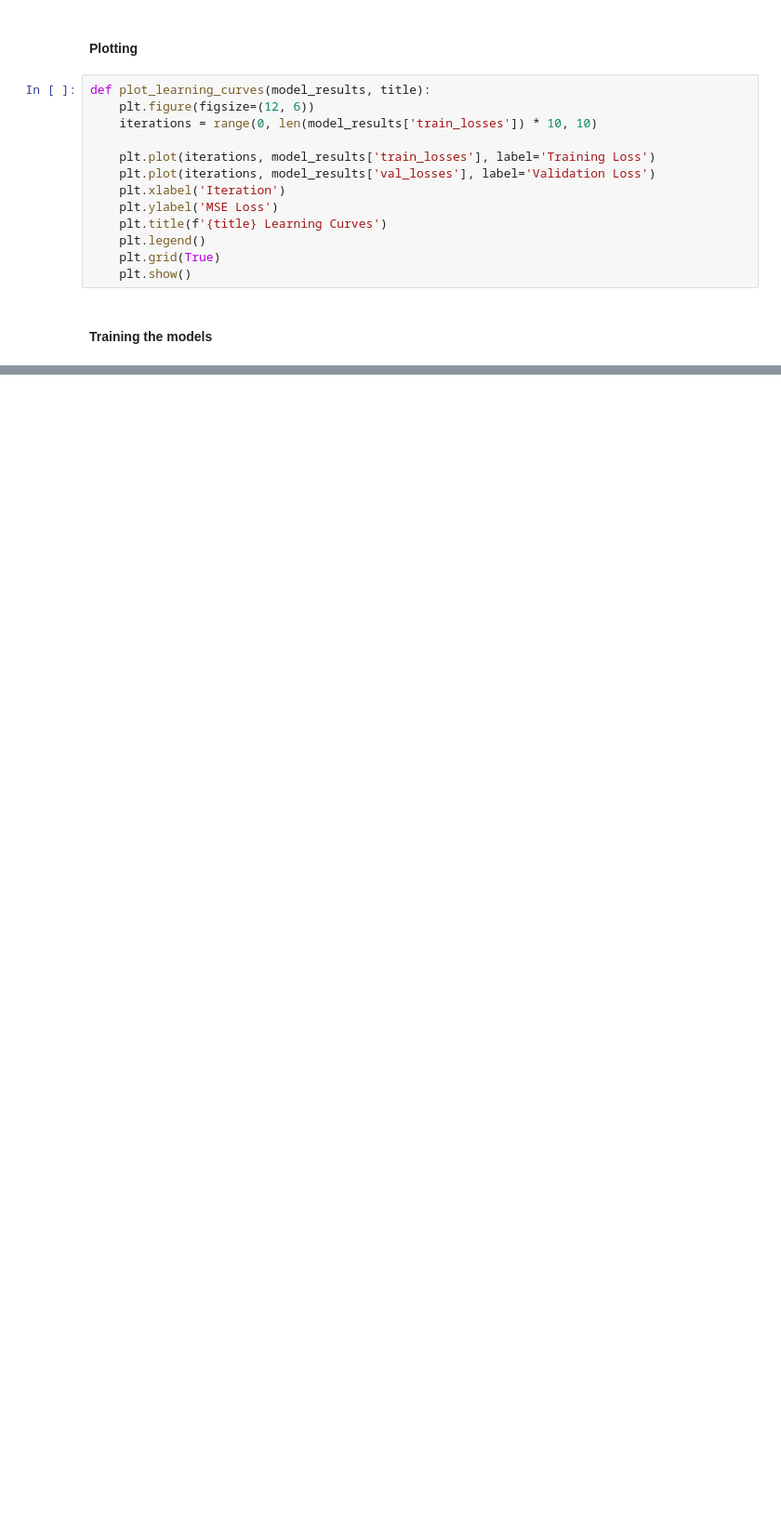
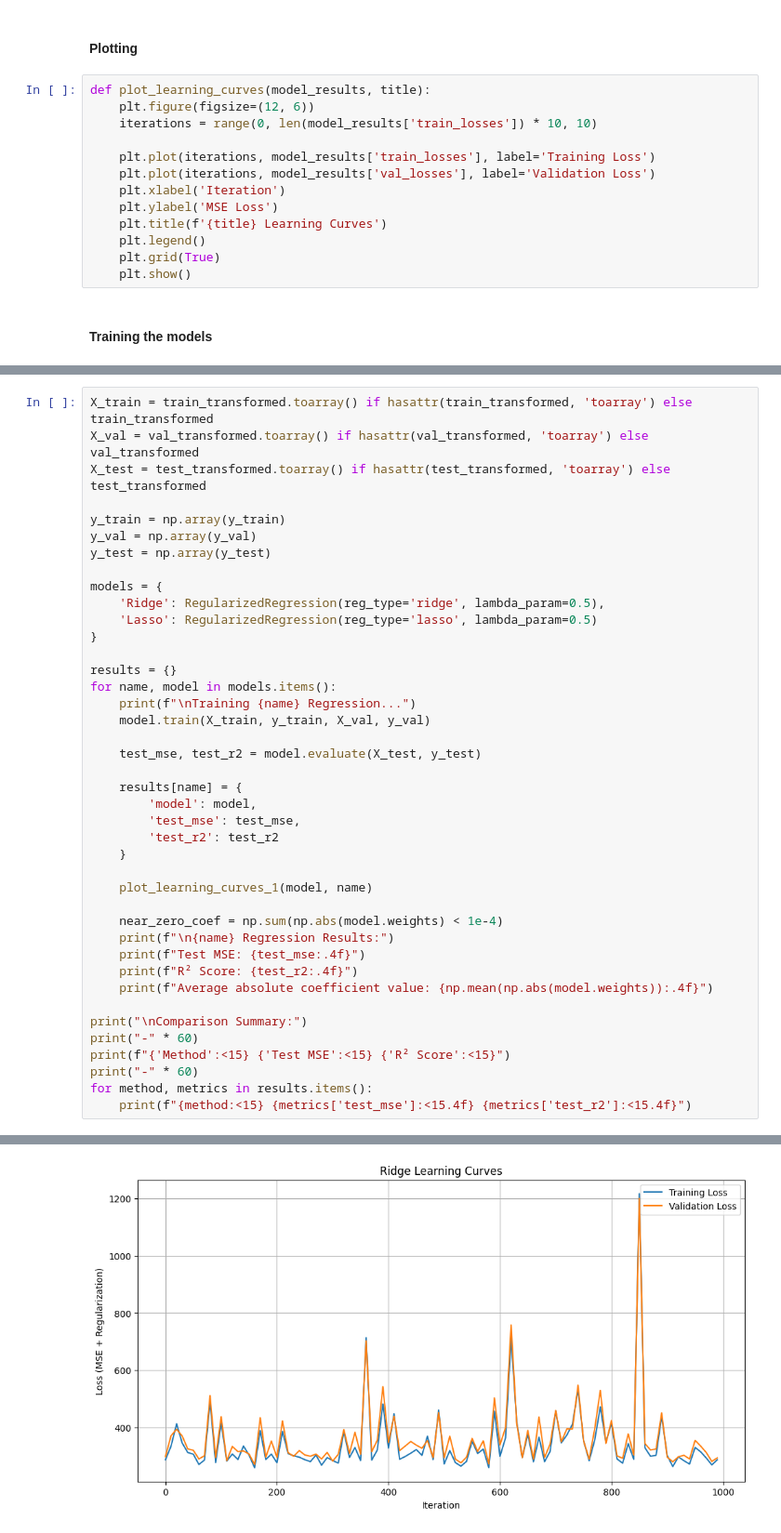
Before and after one commit to ChetaNMahipaL/SMAI-Assignment-1, a Jupyter notebook: Predicting Food Delivery/main.ipynb, the cells around one changed output, grey strips where cells are left out. Shown at 93% size. Drawn from its saved outputs; the diff is of its cells as text; blank space fills up the shorter version.

```diff
--- a/Predicting Food Delivery/main.ipynb
+++ b/Predicting Food Delivery/main.ipynb
@@ -520,0 +459,42 @@ Lasso           98.9012         0.7618
+# %%
+X_train = train_transformed.toarray() if hasattr(train_transformed, 'toarray') else train_transformed
+X_val = val_transformed.toarray() if hasattr(val_transformed, 'toarray') else val_transformed
+X_test = test_transformed.toarray() if hasattr(test_transformed, 'toarray') else test_transformed
+
+y_train = np.array(y_train)
+y_val = np.array(y_val)
+y_test = np.array(y_test)
+
+models = {
+    'Ridge': RegularizedRegression(reg_type='ridge', lambda_param=0.5),
+    'Lasso': RegularizedRegression(reg_type='lasso', lambda_param=0.5)
+}
+
+results = {}
+for name, model in models.items():
+    print(f"\nTraining {name} Regression...")
+    model.train(X_train, y_train, X_val, y_val)
+
+    test_mse, test_r2 = model.evaluate(X_test, y_test)
+
+    results[name] = {
+        'model': model,
+        'test_mse': test_mse,
+        'test_r2': test_r2
+    }
+
+    plot_learning_curves_1(model, name)
+
+    near_zero_coef = np.sum(np.abs(model.weights) < 1e-4)
+    print(f"\n{name} Regression Results:")
+    print(f"Test MSE: {test_mse:.4f}")
+    print(f"R² Score: {test_r2:.4f}")
+    print(f"Average absolute coefficient value: {np.mean(np.abs(model.weights)):.4f}")
+
+print("\nComparison Summary:")
+print("-" * 60)
+print(f"{'Method':<15} {'Test MSE':<15} {'R² Score':<15}")
+print("-" * 60)
+for method, metrics in results.items():
+    print(f"{method:<15} {metrics['test_mse']:<15.4f} {metrics['test_r2']:<15.4f}")
+# %% [output]
@@ -520,0 +502 @@ Lasso           98.9012         0.7618
+[figure, added]
```
Also changed, not shown: parts of 10 cells of this notebook, 4 other files.
